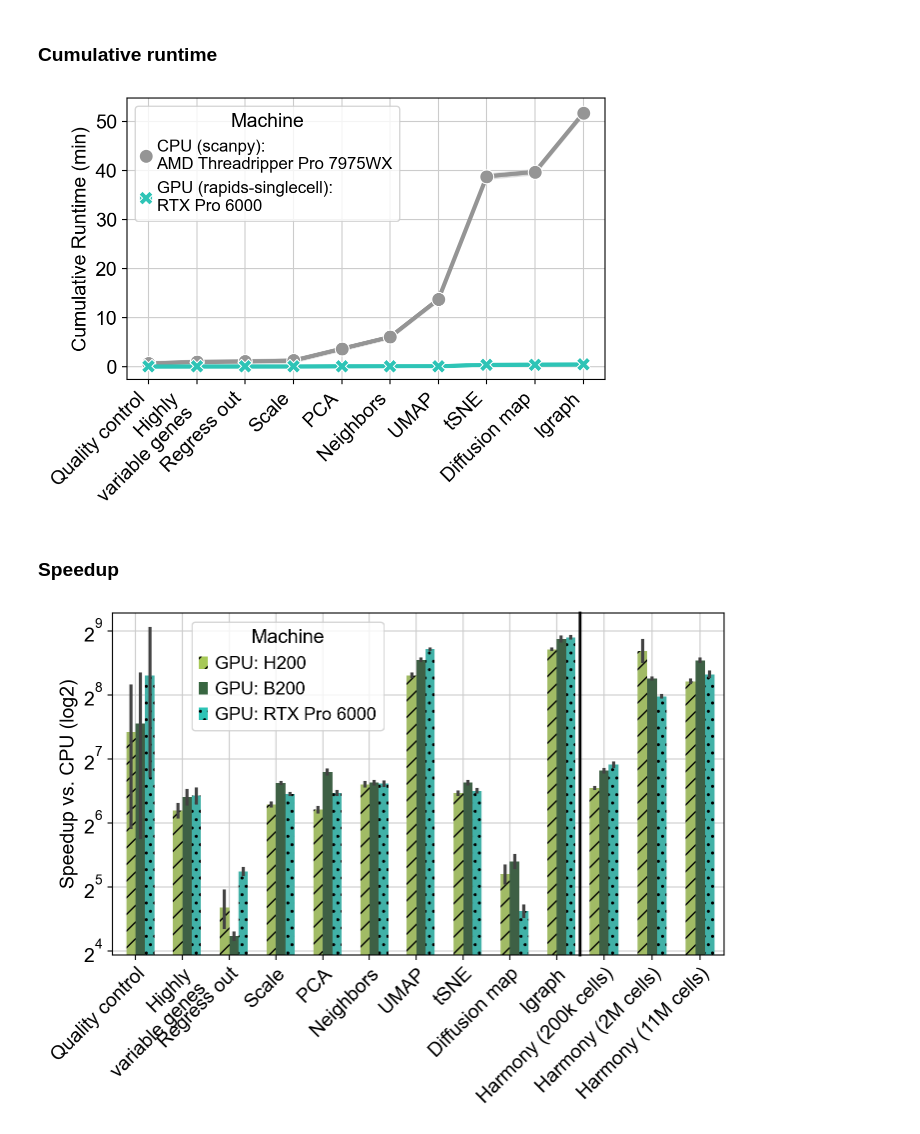
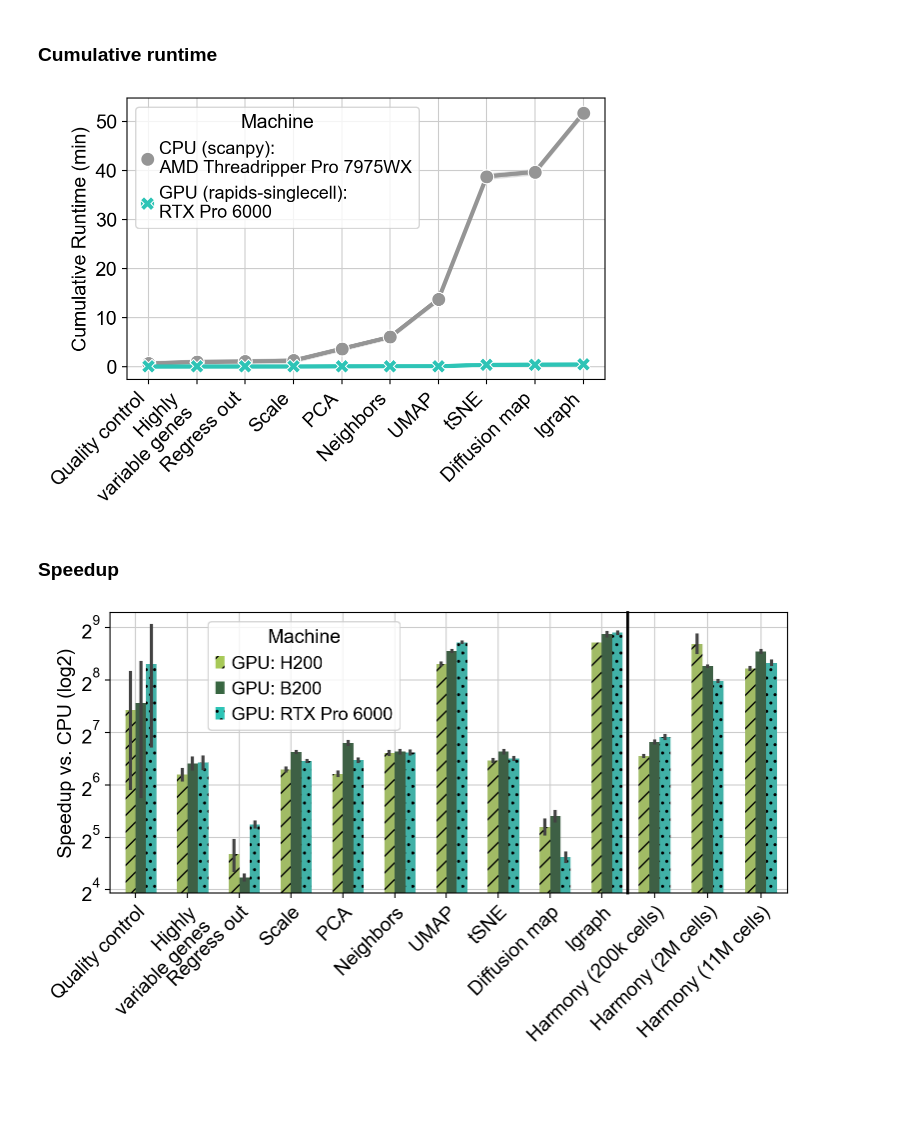
Before and after one commit to theislab/rapids_singlecell-reproducibility, a Jupyter notebook: benchmarks/speed/runtime_plots.ipynb, the cells around one changed output. Drawn from its saved outputs; the diff is of its cells as text; code cells hidden in the pictures; blank space fills up the shorter version.

Commit message:
Small plot improvements

```diff
--- a/benchmarks/speed/runtime_plots.ipynb
+++ b/benchmarks/speed/runtime_plots.ipynb
@@ -147,7 +145,7 @@ label_map = {
 }
 handles, labels = ax.get_legend_handles_labels()
 new_labels = [label_map.get(l, l) for l in labels]
-ax.legend(handles, new_labels, title="Machine", fontsize=12)
+ax.legend(handles, new_labels, title="Machine")
 
 plt.xticks(range(len(function_order)), function_order, rotation=45, ha="right")
 plt.ylabel("Cumulative Runtime (min)")
@@ -156,7 +154,7 @@ plt.tight_layout()
 plt.savefig("figs/runtime_1million_cells.png", format="png")
 plt.savefig("figs/runtime_1million_cells.svg", format="svg")
 # %% [output]
-[figure, old version]
+[figure, new version]
 # %% [markdown]
 ### Speedup
 # %%
@@ -194,7 +192,7 @@ function_harmony_order = df_harmony_melted["Function"].unique()
 df_harmony_speedup = compute_speedup(df_harmony_melted, id_order=function_harmony_order)
 
 
-fig, (ax_left, ax_right) = plt.subplots(1, 2, figsize=(7.85, 4.5), sharey=True, gridspec_kw={"width_ratios": [6, 1.85], "wspace": 0.0})
+fig, (ax_left, ax_right) = plt.subplots(1, 2, figsize=(7.85, 4.75), sharey=True, gridspec_kw={"width_ratios": [6, 1.85], "wspace": 0.0})
 
 machine_order = list(df_speedup["Machine"].unique())
 hatches = ["//", "", ".."]
@@ -234,32 +232,33 @@ ax_left.grid(True)
 sns.barplot(
     data=df_harmony_speedup,
     x="Function",
     y="Speedup",
     hue="Machine",
     hue_order=machine_order,
     palette=color_palette,
     errorbar="sd",
     ax=ax_right,
     width=0.6, #Make bars narrower
 )
 ax_right.set_yscale("log", base=2)
 
 apply_bar_hatching(ax_right, machine_order, hatch_map, len(function_harmony_order))
 
 ax_right.legend_.remove()
 ax_right.set_xlabel("")
 ax_right.set_ylabel("")
 plt.setp(ax_right.get_xticklabels(), rotation=45, ha="right", va="top", rotation_mode="anchor")
 ax_right.tick_params(axis="y", left=False, labelleft=False)
 ax_right.set_axisbelow(True)
 ax_right.grid(True)
 
 ax_left.spines["right"].set_visible(False)
 ax_right.spines["left"].set_visible(True)
 ax_right.spines["left"].set_linewidth(2)
 
-fig.subplots_adjust(wspace=0.0)
+fig.tight_layout()
+#fig.subplots_adjust(wspace=0.0)
 fig.savefig("figs/speedup_1million_harmony_log2.png", format="png")
 fig.savefig("figs/speedup_1million_harmony_log2.svg", format="svg")
 # %% [output]
-[figure, old version]
+[figure, new version]
```
Also changed, not shown: parts of 1 cell of this notebook, 5 other files.
